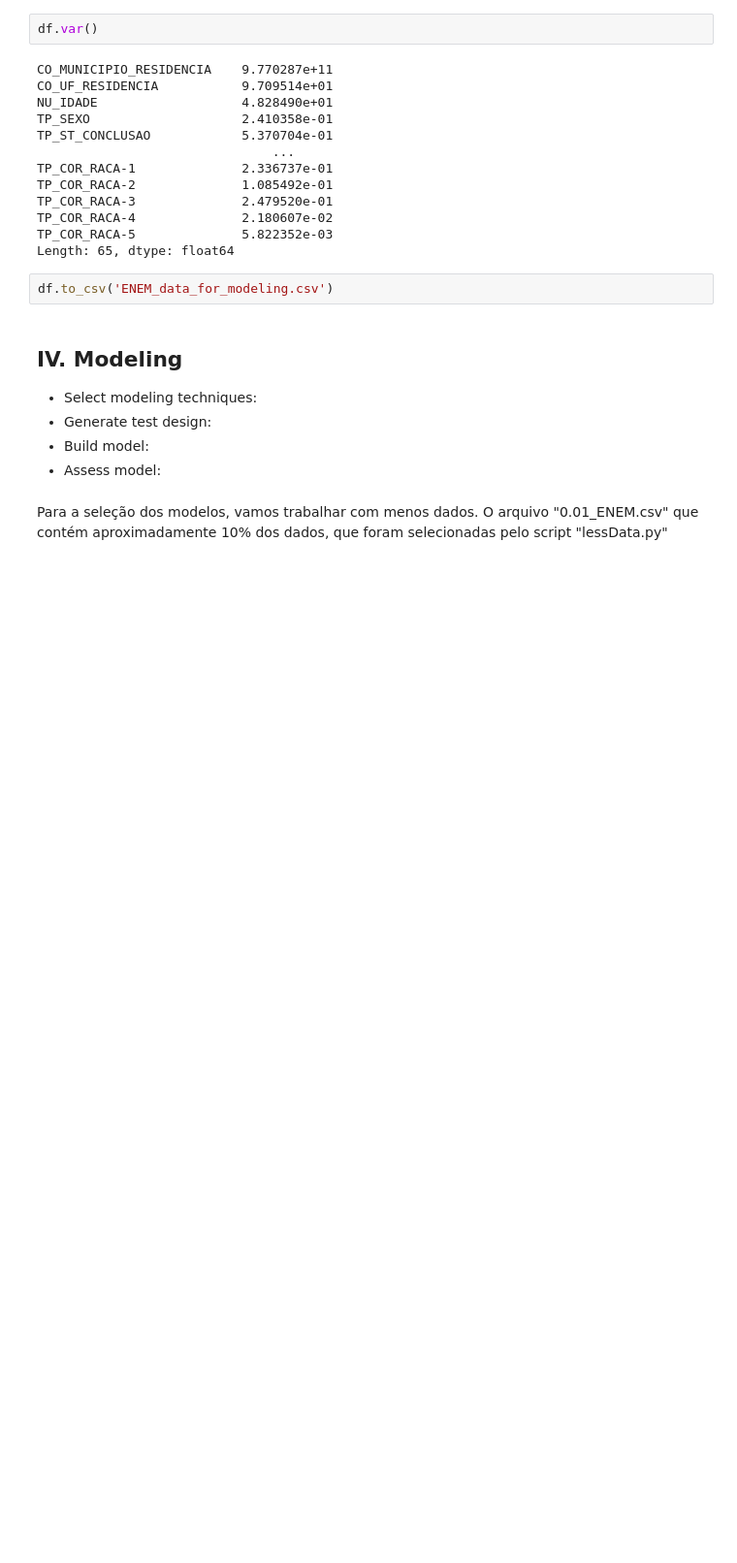
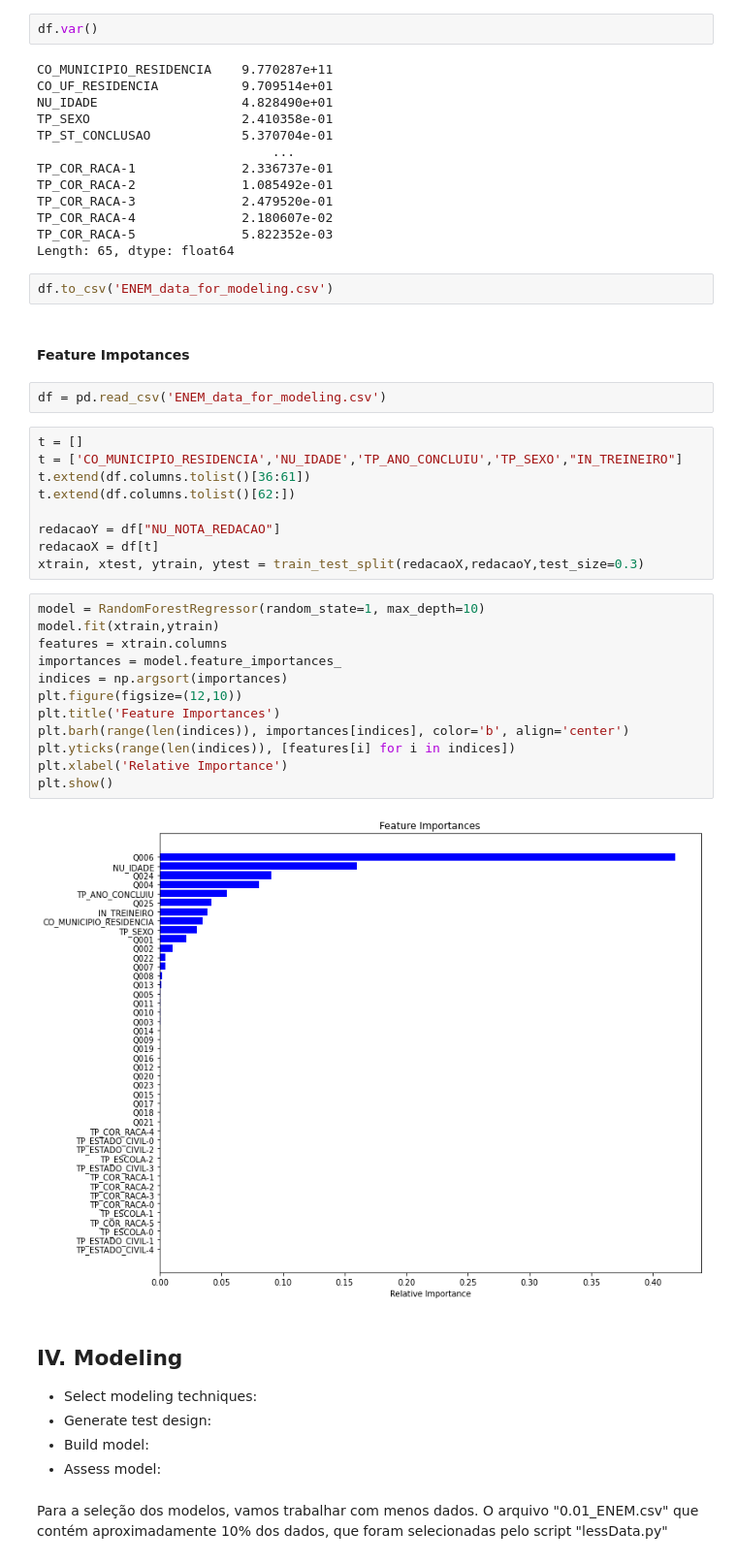
Before and after one commit to Bissiatti/Analise_dados_ENEM, a Jupyter notebook: Intro_Crisp_DM.ipynb, the cells around one changed output. Shown at 97% size. Saved outputs shown, nothing was run; the diff lists cells and outputs as text; blank space fills up the shorter version.

```diff
--- a/Intro_Crisp_DM.ipynb
+++ b/Intro_Crisp_DM.ipynb
@@ -1307,6 +1307,33 @@ TP_COR_RACA-5              5.822352e-03
 Length: 65, dtype: float64
 # %%
 df.to_csv('ENEM_data_for_modeling.csv')
+# %% [markdown]
+#### Feature Impotances
+# %%
+df = pd.read_csv('ENEM_data_for_modeling.csv')
+# %%
+t = []
+t = ['CO_MUNICIPIO_RESIDENCIA','NU_IDADE','TP_ANO_CONCLUIU','TP_SEXO',"IN_TREINEIRO"]
+t.extend(df.columns.tolist()[36:61])
+t.extend(df.columns.tolist()[62:])
+
+redacaoY = df["NU_NOTA_REDACAO"]
+redacaoX = df[t]
+xtrain, xtest, ytrain, ytest = train_test_split(redacaoX,redacaoY,test_size=0.3)
+# %%
+model = RandomForestRegressor(random_state=1, max_depth=10)
+model.fit(xtrain,ytrain)
+features = xtrain.columns
+importances = model.feature_importances_
+indices = np.argsort(importances)
+plt.figure(figsize=(12,10))
+plt.title('Feature Importances')
+plt.barh(range(len(indices)), importances[indices], color='b', align='center')
+plt.yticks(range(len(indices)), [features[i] for i in indices])
+plt.xlabel('Relative Importance')
+plt.show()
+# %% [output]
+[figure, added]
 # %% [markdown]
 ## IV. Modeling
 
```
Also changed, not shown: parts of 53 cells of this notebook.
